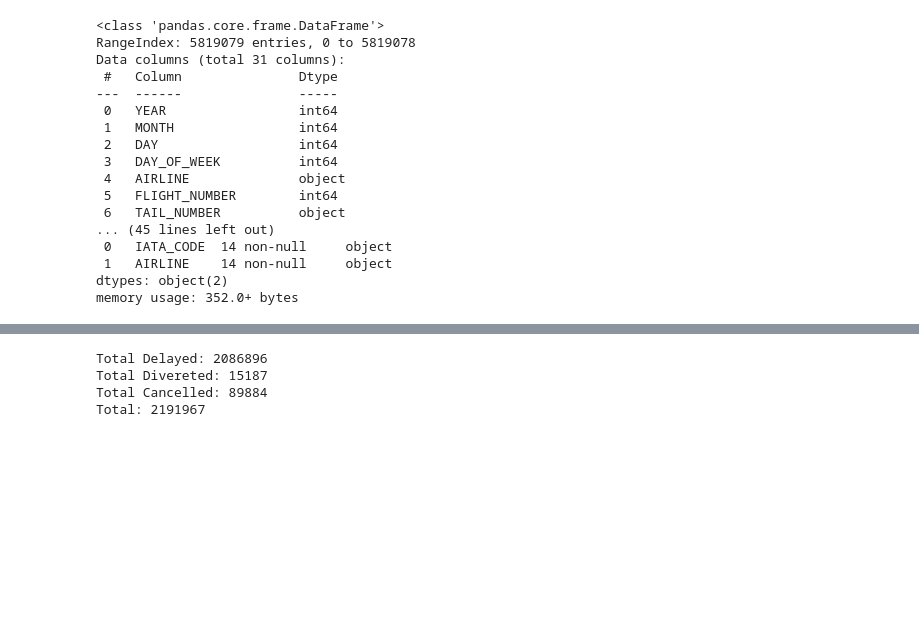
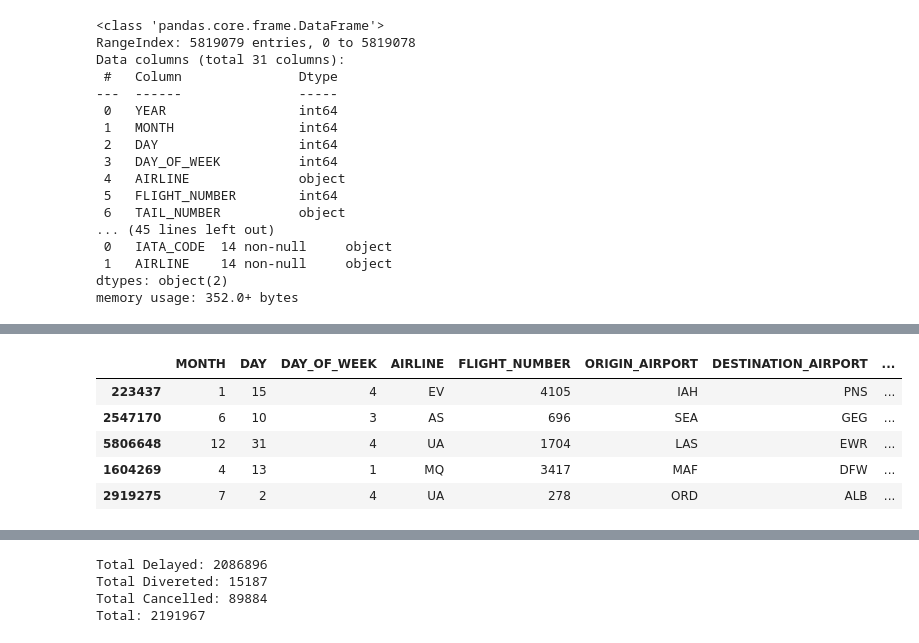
Before and after one commit to Code-charm/DataScienceCapstone1, a Jupyter notebook: Capstone2_DataWraggling.ipynb, the cells around one changed output, grey strips where cells are left out. Cells and saved outputs as stored; diff of their text form; code cells hidden in the pictures; blank space fills up the shorter version.

```diff
--- a/Capstone2_DataWraggling.ipynb
+++ b/Capstone2_DataWraggling.ipynb
@@ -205,2 +168,12 @@ memory usage: 200.7+ MB
+# %%
+df_flight.isna().sum()
+df_flight.sample(5)
+# %% [output]
+|  | MONTH | DAY | DAY_OF_WEEK | AIRLINE | FLIGHT_NUMBER | ORIGIN_AIRPORT | DESTINATION_AIRPORT | ... |
+| 223437 | 1 | 15 | 4 | EV | 4105 | IAH | PNS | ... |
+| 2547170 | 6 | 10 | 3 | AS | 696 | SEA | GEG | ... |
+| 5806648 | 12 | 31 | 4 | UA | 1704 | LAS | EWR | ... |
+| 1604269 | 4 | 13 | 1 | MQ | 3417 | MAF | DFW | ... |
+| 2919275 | 7 | 2 | 4 | UA | 278 | ORD | ALB | ... |
 # %%
 # Check duplicate records.
```
Also changed, not shown: parts of 35 cells of this notebook.
